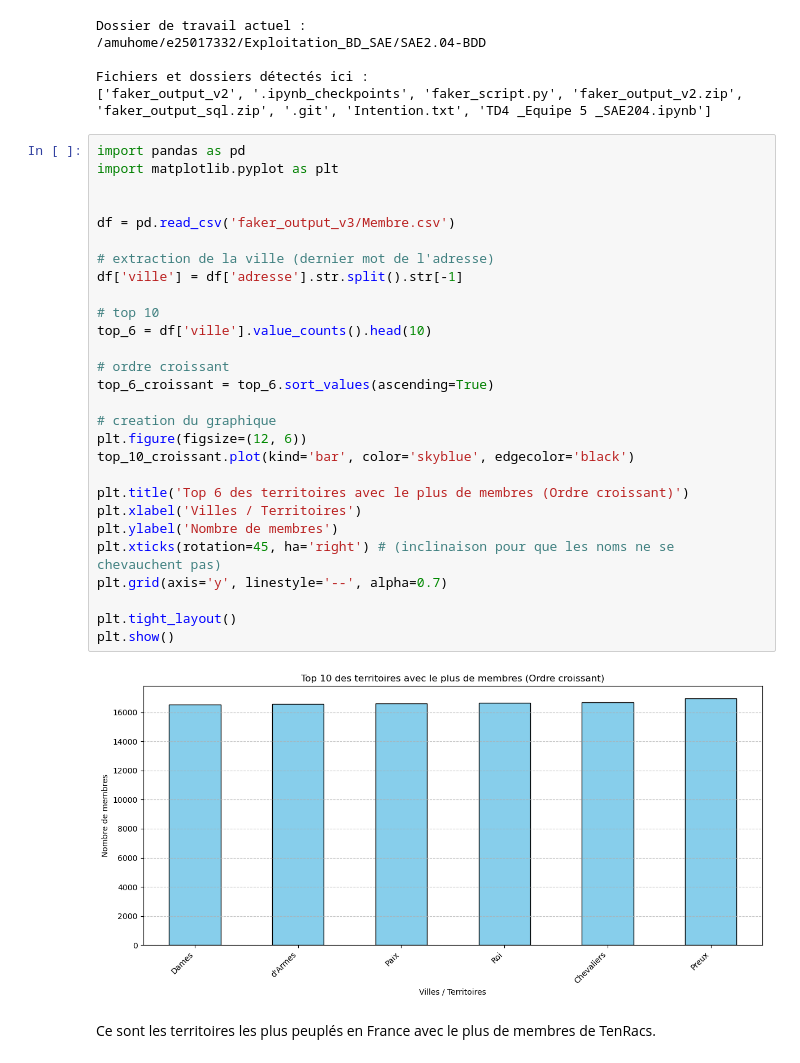
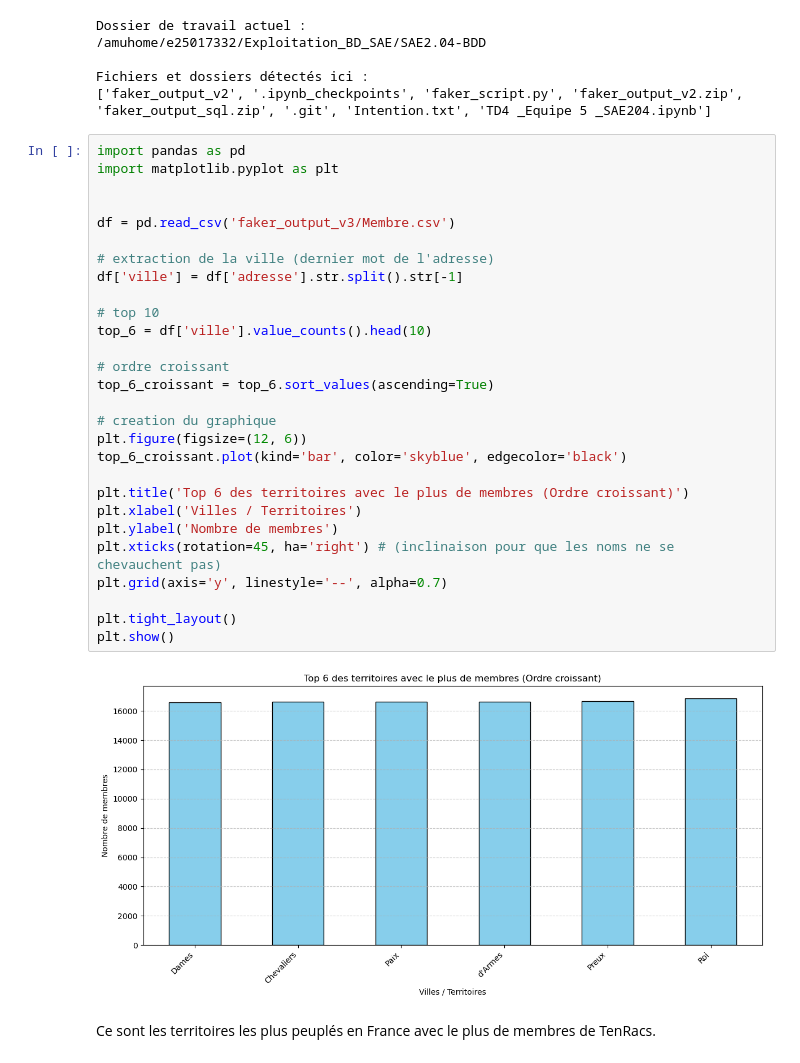
Before and after one commit to DURAN-Kalvin-25013186/SAE2.04-BDD, a Jupyter notebook: Francois_Jupyter_Notebook.ipynb, the cells around one changed output. Drawn from its saved outputs; the diff is of its cells as text.

```diff
--- a/Francois_Jupyter_Notebook.ipynb
+++ b/Francois_Jupyter_Notebook.ipynb
@@ -19,33 +19,33 @@ Fichiers et dossiers détectés ici :
 # %%
 import pandas as pd
 import matplotlib.pyplot as plt
 
 
 df = pd.read_csv('faker_output_v3/Membre.csv')
 
 # extraction de la ville (dernier mot de l'adresse)
 df['ville'] = df['adresse'].str.split().str[-1]
 
 # top 10
 top_6 = df['ville'].value_counts().head(10)
 
 # ordre croissant
 top_6_croissant = top_6.sort_values(ascending=True)
 
 # creation du graphique
 plt.figure(figsize=(12, 6))
-top_10_croissant.plot(kind='bar', color='skyblue', edgecolor='black')
+top_6_croissant.plot(kind='bar', color='skyblue', edgecolor='black')
 
 plt.title('Top 6 des territoires avec le plus de membres (Ordre croissant)')
 plt.xlabel('Villes / Territoires')
 plt.ylabel('Nombre de membres')
 plt.xticks(rotation=45, ha='right') # (inclinaison pour que les noms ne se chevauchent pas)
 plt.grid(axis='y', linestyle='--', alpha=0.7)
 
 plt.tight_layout()
 plt.show()
 # %% [output]
-[figure, old version]
+[figure, new version]
 # %% [markdown]
 Ce sont les territoires les plus peuplés en France avec le plus de membres de TenRacs.
 # %%
```
